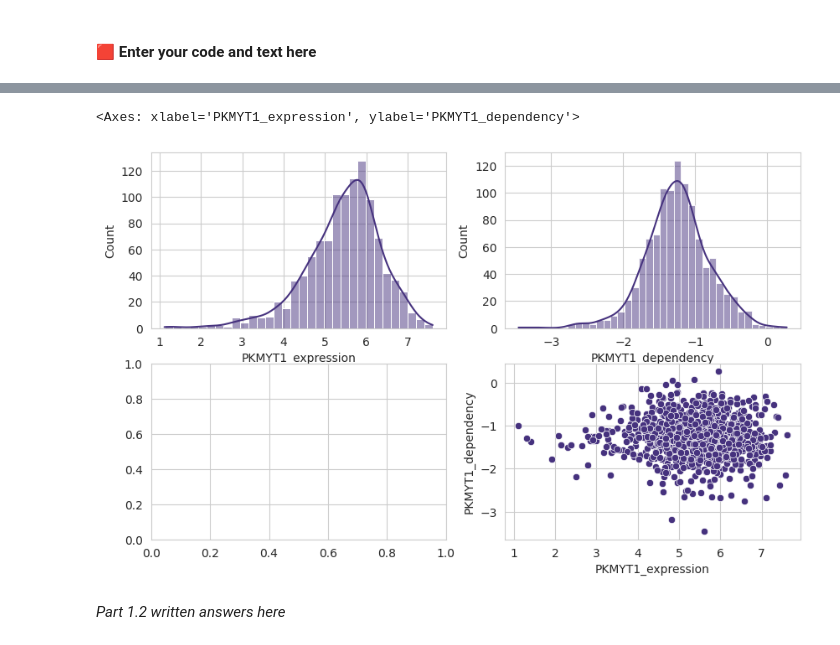
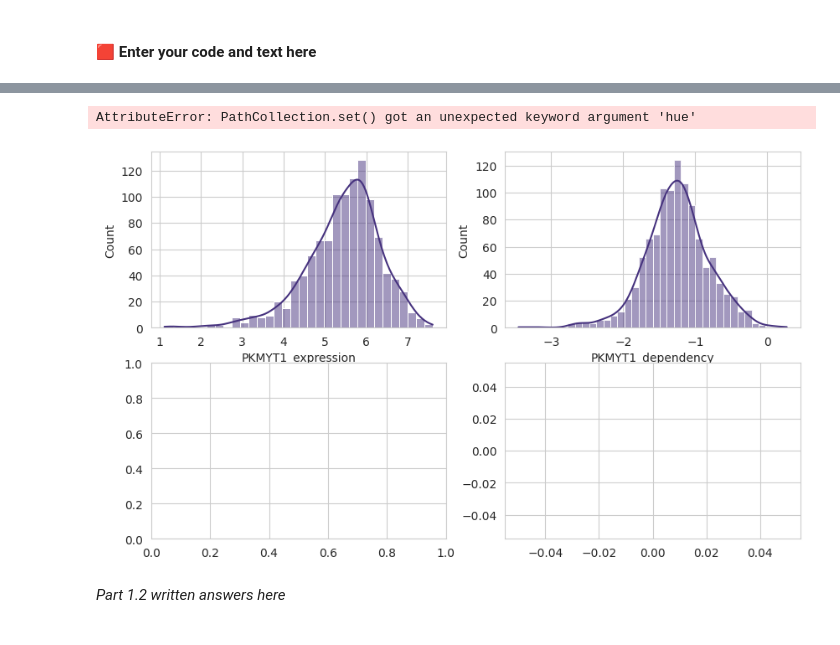
Before and after one commit to solarsonata/depmap-analysis, a Jupyter notebook: Project2_DepMap_Analysis.ipynb, the cells around one changed output, grey strips where cells are left out. Cells and saved outputs as stored; diff of their text form; code cells hidden in the pictures.

```diff
--- a/Project2_DepMap_Analysis.ipynb
+++ b/Project2_DepMap_Analysis.ipynb
@@ -466,17 +496,17 @@ Now that you understand the overall dataset structure, let's zoom in on our gene
 # %%
 # Not using filtered depmaps here because PMKYT1 should *not* have been
 # filtered out at all.
-PKMYT1_analysis = expression_depmap[['stripped_cell_line_name', 'PKMYT1']].merge(
-    dependency_depmap[['stripped_cell_line_name', 'PKMYT1']],
-    left_on ='stripped_cell_line_name', right_on = 'stripped_cell_line_name',
+PKMYT1_analysis = expression_depmap[['PKMYT1']].merge(
+    dependency_depmap[['PKMYT1']],
+    left_index=True, right_index = True,
     suffixes=('_expression','_dependency')
-).rename(columns={'stripped_cell_line_name': 'cell_lines'}).set_index('cell_lines')
-PKMYT1_analysis.name = 'PKMYT1_analysis'
-PKMYT1_analysis.columns.name = 'genes'
+)
+PKMYT1_analysis.columns.name = 'PKMYT1_depmap_data'
 print(PKMYT1_analysis)
 
 fig, ((ax_tl, ax_tr), (ax_bl, ax_br)) = plt.subplots(2,2)
 sns.histplot(data=PKMYT1_analysis, x='PKMYT1_expression', ax=ax_tl,kde=True)
 sns.histplot(data=PKMYT1_analysis, x='PKMYT1_dependency', ax=ax_tr,kde=True)
-sns.scatterplot(data=PKMYT1_analysis, x='PKMYT1_expression',y='PKMYT1_dependency', ax=ax_br)
+sns.regplot(data=PKMYT1_analysis, x='PKMYT1_expression',y='PKMYT1_dependency',
+            ax=ax_br, scatter_kws={'hue':'PKMYT1_dependency'})
 # %% [output]
@@ -496,5 +526,5 @@ NO10                 4.844692           0.065593
-<Axes: xlabel='PKMYT1_expression', ylabel='PKMYT1_dependency'>
+AttributeError: PathCollection.set() got an unexpected keyword argument 'hue'
-[figure, old version]
+[figure, new version]
 # %% [markdown]
 *Part 1.2 written answers here*
 # %% [markdown]
```
Also changed, not shown: parts of 9 cells of this notebook.
